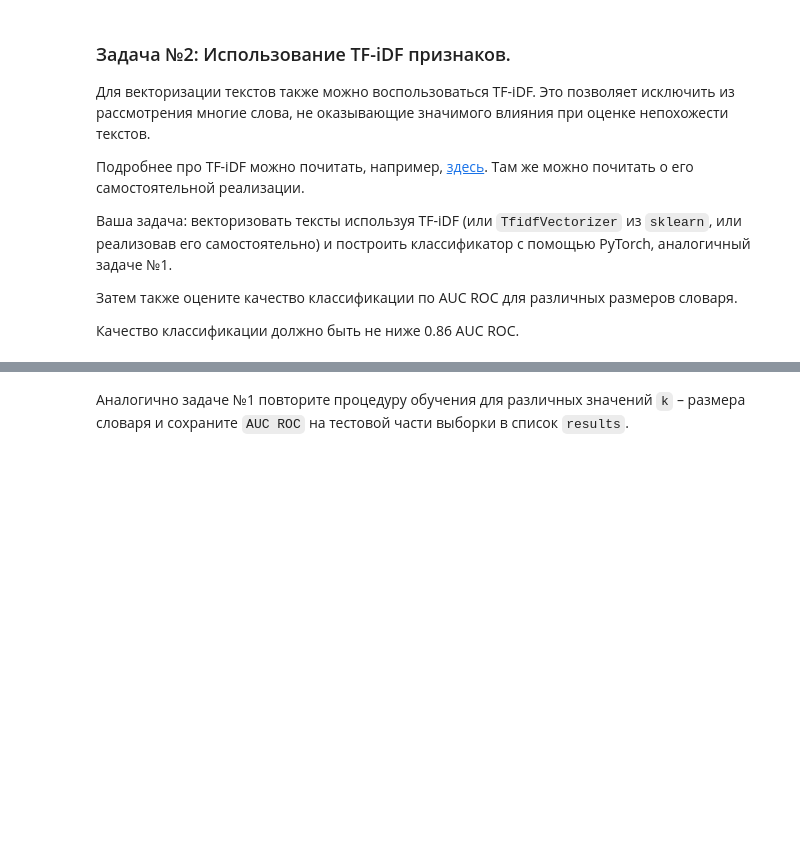
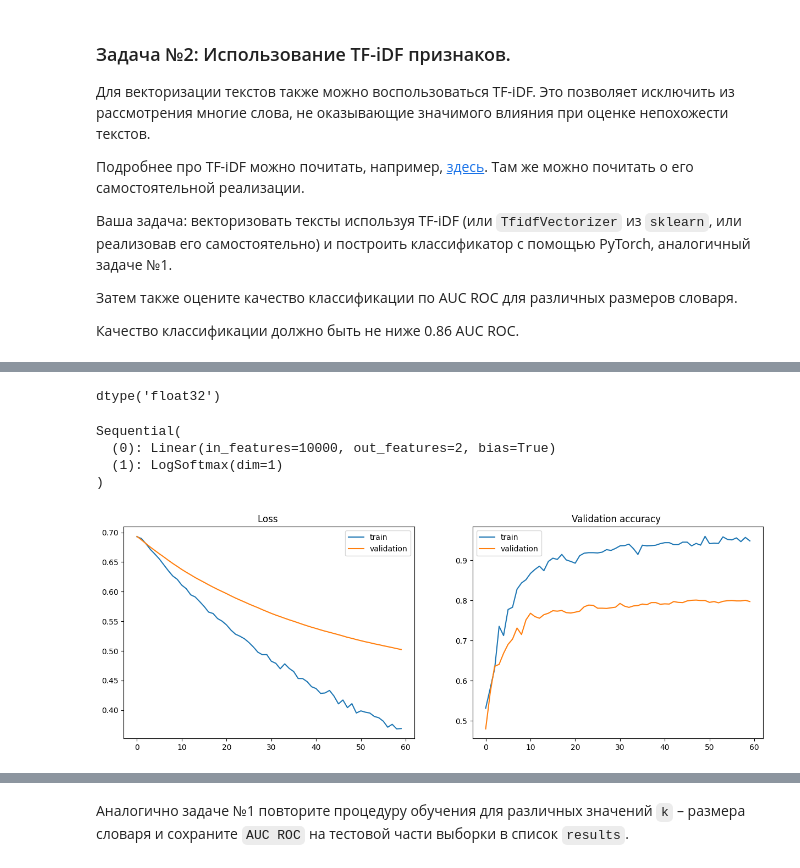
Before and after one commit to EvgenVer/ml-course_p2, a Jupyter notebook: homeworks_advanced/assignment01_text_classification/assignment01.ipynb, the cells around one changed output, grey strips where cells are left out. Drawn from its saved outputs; the diff is of its cells as text; code cells hidden in the pictures; blank space fills up the shorter version.

```diff
--- a/homeworks_advanced/assignment01_text_classification/assignment01.ipynb
+++ b/homeworks_advanced/assignment01_text_classification/assignment01.ipynb
@@ -370,3 +320,37 @@ model_tf_idf = train_model(model, opt, X_train_tfidf_torch, y_train_torch, X_tes
+# %%
+from sklearn.feature_extraction.text import TfidfVectorizer
+k = min(10000, len(set(' '.join(texts_train).split())))
+tf_idf = TfidfVectorizer(max_features=k)
+# %%
+X_train_tfidf = np.array(tf_idf.fit_transform(texts_train).toarray(), 'float32')
+X_test_tfidf = np.array(tf_idf.transform(texts_test).toarray(), 'float32')
+X_train_tfidf.dtype
+# %% [output]
+dtype('float32')
+# %%
+model = nn.Sequential(
+    nn.Linear(k, 2),
+    nn.LogSoftmax(dim=1))
+model
+# %% [output]
+Sequential(
+  (0): Linear(in_features=10000, out_features=2, bias=True)
+  (1): LogSoftmax(dim=1)
+)
+# %%
+model.to(device)
+loss_function = nn.NLLLoss()
+opt = torch.optim.Adam(model.parameters(), lr=1e-3)
+
+X_train_tfidf_torch = torch.tensor(X_train_tfidf).to(device)
+X_test_tfidf_torch = torch.tensor(X_test_tfidf).to(device)
+
+y_train_torch = torch.tensor(y_train).to(device)
+y_test_torch = torch.tensor(y_test).to(device)
+
+model_tf_idf = train_model(model, opt, loss_function, X_train_tfidf_torch, y_train_torch, X_test_tfidf_torch, y_test_torch, n_iterations=3000)
+# %% [output]
+[figure, added]
 # %%
 # do not change the code in the block below
 # __________start of block__________
```
Also changed, not shown: parts of 14 cells of this notebook.
